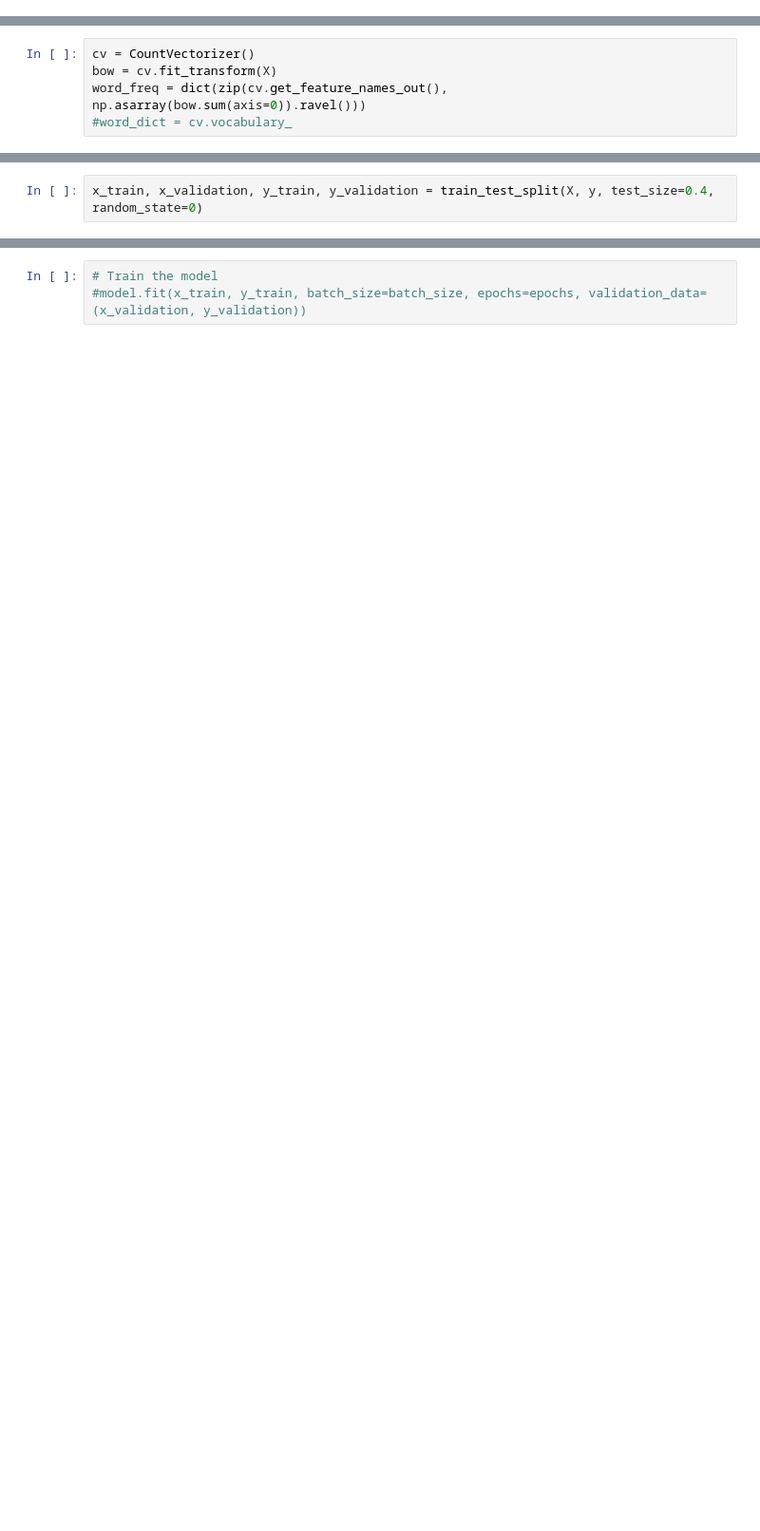
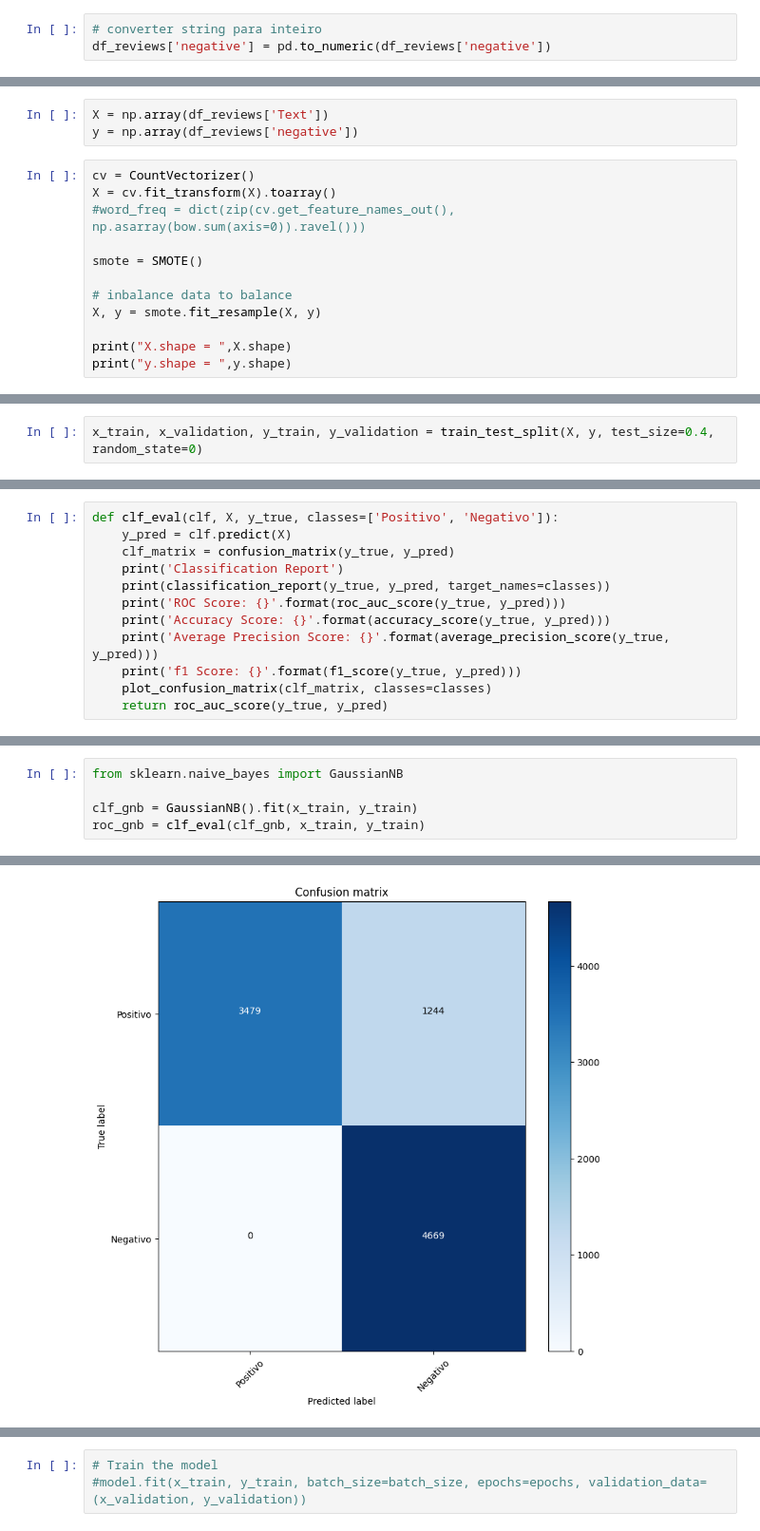
Before and after one commit to andvsilva/sentiment-analysis-deep-learning, a Jupyter notebook: amazon_sent/Amazon_sentiment.ipynb, the cells around one changed output, grey strips where cells are left out. Shown at 95% size. Cells and saved outputs as stored; diff of their text form; blank space fills up the shorter version.

Commit message:
text -> array to modeling

```diff
--- a/amazon_sent/Amazon_sentiment.ipynb
+++ b/amazon_sent/Amazon_sentiment.ipynb
@@ -301,6 +303,9 @@ Index(['Id', 'ProductId', 'UserId', 'ProfileName', 'HelpfulnessNumerator',
        'HelpfulnessDenominator', 'Score', 'Time', 'Summary', 'Text',
        'negative'],
       dtype='object')
+# %%
+# converter string para inteiro
+df_reviews['negative'] = pd.to_numeric(df_reviews['negative'])
 # %%
 df_reviews.info()
 # %% [output]
@@ -373,8 +414,18 @@ Name: Text, Length: 908, dtype: object
 # %%
 X = df_reviews['Text']
 y = df_reviews['negative']
+# %%
+X = np.array(df_reviews['Text'])
+y = np.array(df_reviews['negative'])
 # %%
 cv = CountVectorizer()
-bow = cv.fit_transform(X)
-word_freq = dict(zip(cv.get_feature_names_out(), np.asarray(bow.sum(axis=0)).ravel()))
-#word_dict = cv.vocabulary_
+X = cv.fit_transform(X).toarray()
+#word_freq = dict(zip(cv.get_feature_names_out(), np.asarray(bow.sum(axis=0)).ravel()))
+
+smote = SMOTE()
+
+# inbalance data to balance
+X, y = smote.fit_resample(X, y)
+
+print("X.shape = ",X.shape)
+print("y.shape = ",y.shape)
@@ -397,0 +473,12 @@ model.compile(loss='binary_crossentropy', optimizer='adam', metrics=['accuracy']
+# %%
+def clf_eval(clf, X, y_true, classes=['Positivo', 'Negativo']):
+    y_pred = clf.predict(X)
+    clf_matrix = confusion_matrix(y_true, y_pred)
+    print('Classification Report')
+    print(classification_report(y_true, y_pred, target_names=classes))
+    print('ROC Score: {}'.format(roc_auc_score(y_true, y_pred)))
+    print('Accuracy Score: {}'.format(accuracy_score(y_true, y_pred)))
+    print('Average Precision Score: {}'.format(average_precision_score(y_true, y_pred)))
+    print('f1 Score: {}'.format(f1_score(y_true, y_pred)))
+    plot_confusion_matrix(clf_matrix, classes=classes)
+    return roc_auc_score(y_true, y_pred)
@@ -397,0 +489,6 @@ model.compile(loss='binary_crossentropy', optimizer='adam', metrics=['accuracy']
+# %%
+from sklearn.naive_bayes import GaussianNB
+
+clf_gnb = GaussianNB().fit(x_train, y_train)
+roc_gnb = clf_eval(clf_gnb, x_train, y_train)
+# %% [output]
@@ -397,0 +512 @@ model.compile(loss='binary_crossentropy', optimizer='adam', metrics=['accuracy']
+[figure, added]
```
Also changed, not shown: parts of 34 cells of this notebook, 3 other files.
